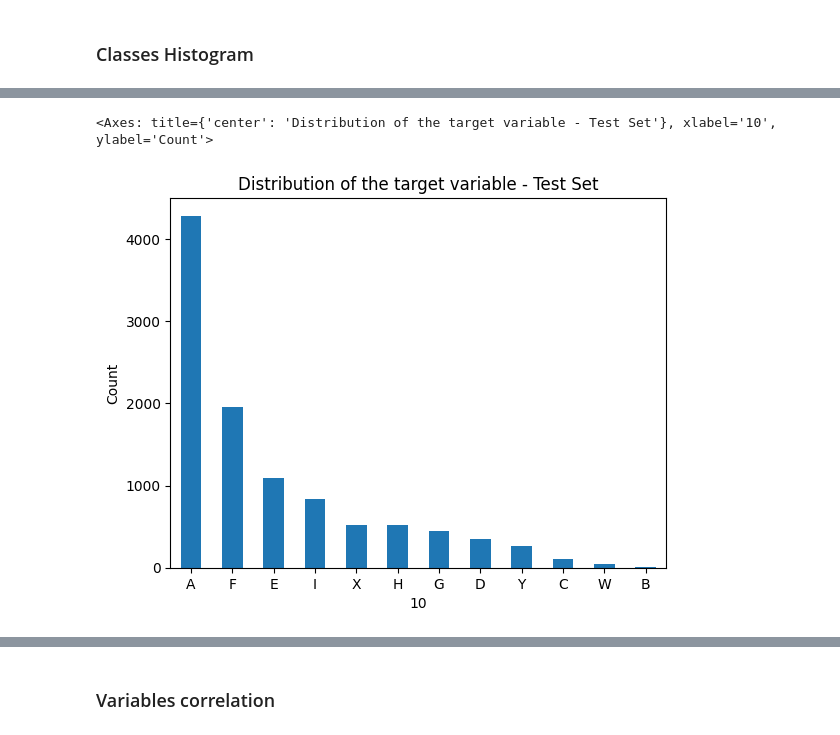
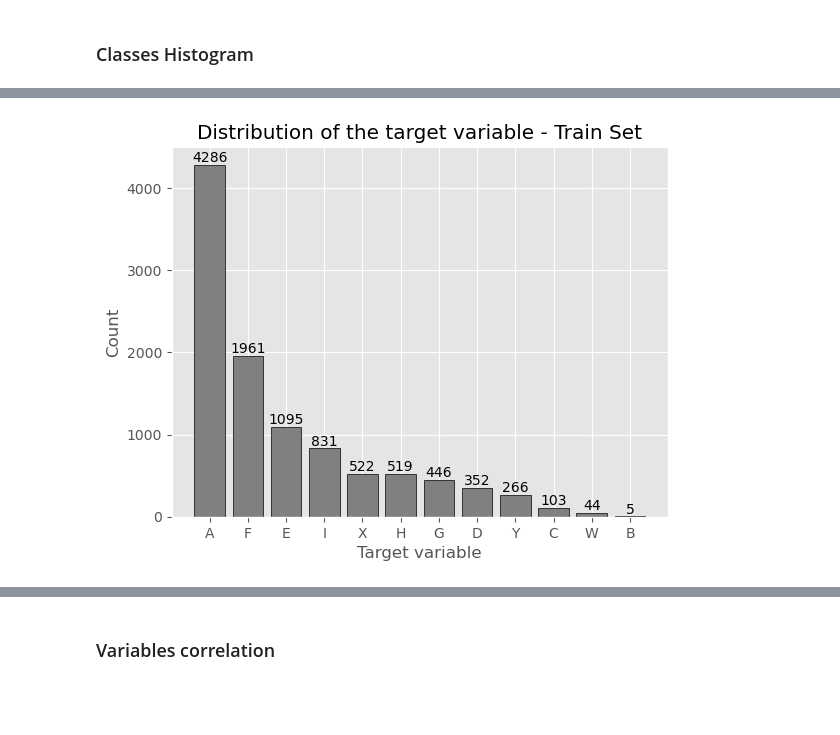
Before and after one commit to MatheusRDG/machine_learning_ufpe_2023_2, a Jupyter notebook: notebooks/02_data_understand.ipynb, the cells around one changed output, grey strips where cells are left out. Cells and saved outputs as stored; diff of their text form; code cells hidden in the pictures; blank space fills up the shorter version.

```diff
--- a/notebooks/02_data_understand.ipynb
+++ b/notebooks/02_data_understand.ipynb
@@ -127,8 +153,19 @@ ds_train[10].value_counts().plot(kind="bar", rot=0)
-# %%
-plt.title("Distribution of the target variable - Test Set")
-plt.xlabel("Target variable")
-plt.ylabel("Count")
-ds_test[10].value_counts().plot(kind="bar", rot=0)
-# %% [output]
-<Axes: title={'center': 'Distribution of the target variable - Test Set'}, xlabel='10', ylabel='Count'>
-[figure, removed]
+# %%
+import matplotlib.pyplot as plt
+
+value_counts = ds_train['Class'].value_counts()
+
+plt.style.use('ggplot')
+
+bars = plt.bar(value_counts.index, value_counts.values, color='Gray', edgecolor='black')
+
+for bar in bars:
+    yval = bar.get_height()
+    plt.text(bar.get_x() + bar.get_width()/2, yval + .05, yval, ha='center', va='bottom')
+
+plt.title("Distribution of the target variable - Train Set")
+plt.xlabel("Target variable")
+plt.ylabel("Count")
+plt.show()
+# %% [output]
+[figure, added]
```
Also changed, not shown: parts of 12 cells of this notebook.
